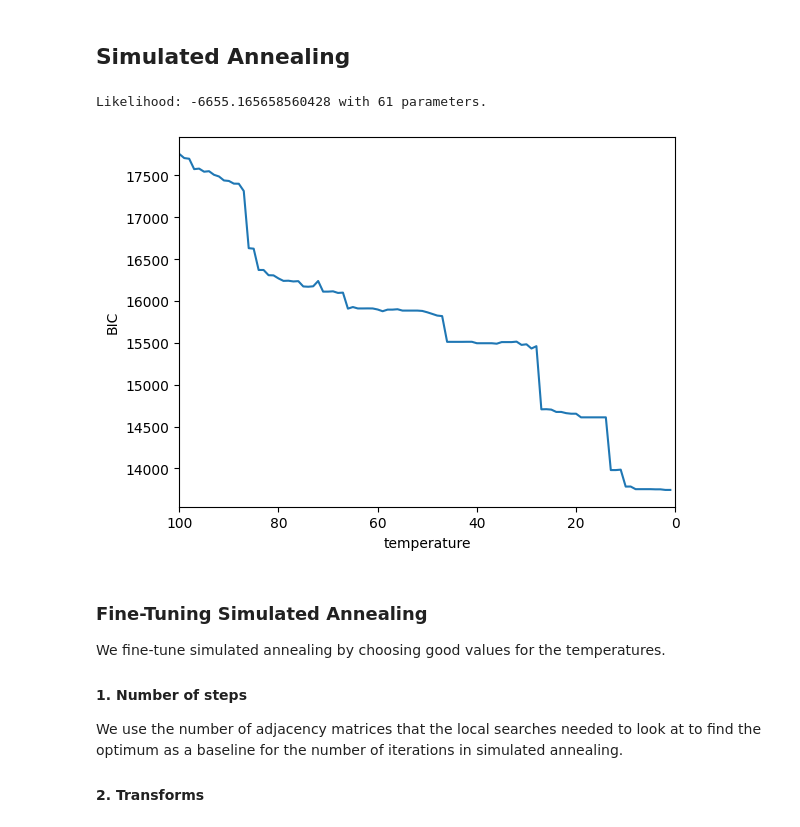
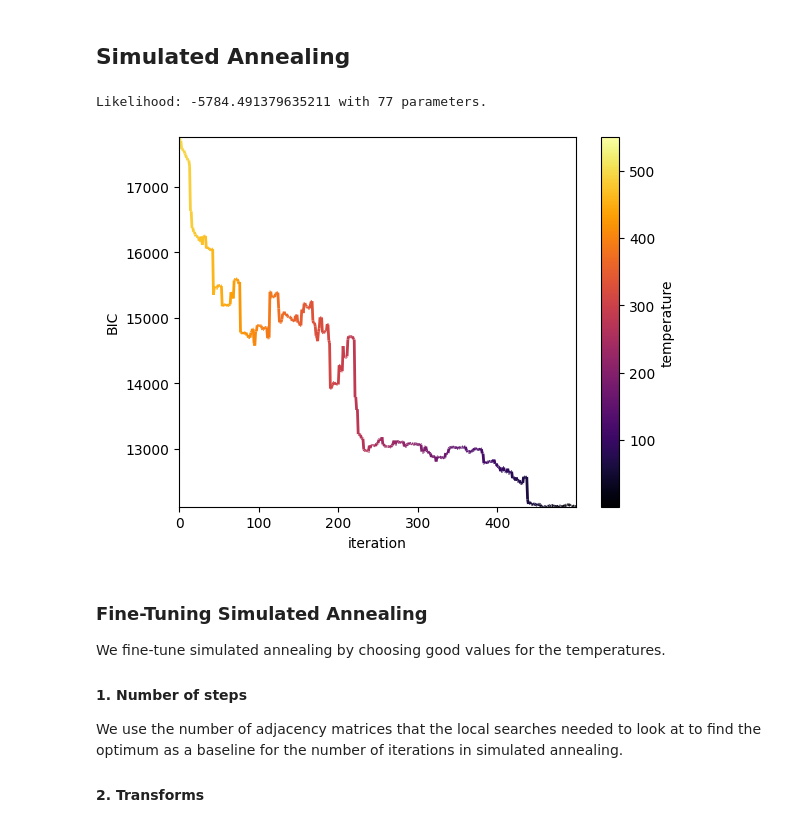
Before and after one commit to toucanmeister/cdsMaster, a Jupyter notebook: Semester 1/Graphische Modelle Lab/Project/project.ipynb, the cells around one changed output. Cells and saved outputs as stored; diff of their text form; code cells hidden in the pictures.

Commit message:
gm lab project: made graphics nicer

```diff
--- a/Semester 1/Graphische Modelle Lab/Project/project.ipynb
+++ b/Semester 1/Graphische Modelle Lab/Project/project.ipynb
@@ -473,7 +474,7 @@ def simulated_annealing(data: np.ndarray, metric: Callable, temps: np.ndarray, s
     rng = np.random.default_rng(seed)
     n = data.shape[1]
     adj = np.zeros((n,n))  # start with empty adjacency matrix
-    net = GaussNet(adj).fit(data)
+    net = GaussNet(adj).fit(data, mode=2)
     current_score = metric(net.loglikelihood(data), net.num_params(), data.shape[0])  # score of the current matrix
     highest_score = current_score
     best_adj = adj.copy()
@@ -499,21 +500,31 @@ def simulated_annealing(data: np.ndarray, metric: Callable, temps: np.ndarray, s
     return best_adj, scores
 # %%
 def plot_annealing(temps, scores, y_axis):
-    plt.xlim(temps[0], 0)
-    plt.xlabel('temperature')
-    plt.ylabel(y_axis)
-    plt.plot(temps, scores)
+    iterations = np.arange(0, temps.shape[0])
+    points = np.array([iterations, scores]).T.reshape(-1, 1, 2)
+    segments = np.concatenate([points[:-1], points[1:]], axis=1)
+    color_norm = plt.Normalize(temps.min(), temps.max()+(temps.max()-temps.min())/10) # add a bit to the top because the very bright part is hard to see on a white background
+    lc = LineCollection(segments, cmap='inferno', norm=color_norm)
+    lc.set_array(temps)
+    lc.set_linewidth(2)
+    fig, ax = plt.subplots()
+    line = ax.add_collection(lc)
+    fig.colorbar(line, label='temperature')
+    ax.set_xlim(iterations[0], iterations[-1])
+    ax.set_ylim(min(scores), max(scores))
+    ax.set_xlabel('iteration')
+    ax.set_ylabel(y_axis)
 # %%
 # Test run
-temps = np.arange(100, 0, -1)
+temps = np.arange(500, 0, -1)
 adj_annealing_bic, scores = simulated_annealing(data, BIC, temps, 0)
 np.save(f'submissions/annealing_bic.npy', adj_annealing_bic)
 net = GaussNet(adj_annealing_bic).fit(data)
 print(f'Likelihood: {net.loglikelihood(data)} with {net.num_params()} parameters.')
 plot_annealing(temps, scores, 'BIC')
 # %% [output]
-Likelihood: -6655.165658560428 with 61 parameters.
+Likelihood: -5784.491379635211 with 77 parameters.
-[figure, old version]
+[figure, new version]
 # %% [markdown]
 ### Fine-Tuning Simulated Annealing
 
```
Also changed, not shown: parts of 7 cells of this notebook, 1 other file.
